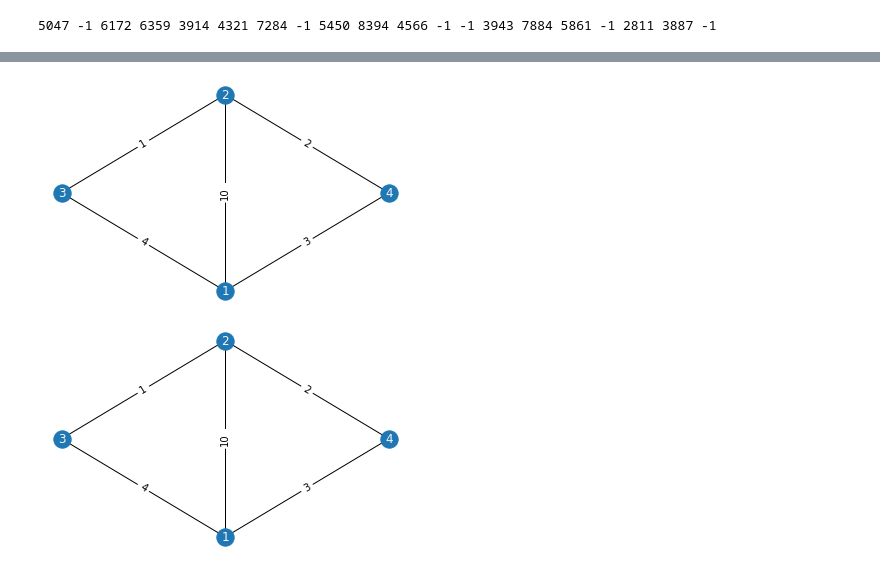
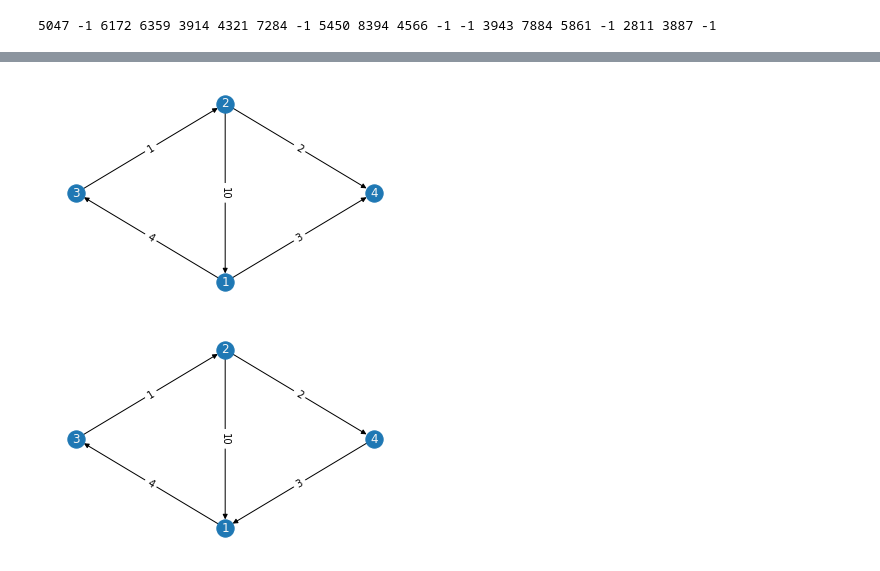
Before and after one commit to denis240997/rosalind_solutions, a Jupyter notebook: Algorithmic Heights. Graphs.ipynb, the cells around one changed output, grey strips where cells are left out. Drawn from its saved outputs; the diff is of its cells as text; code cells hidden in the pictures.

Commit message:
Draw method fixed

```diff
--- a/Algorithmic Heights. Graphs.ipynb
+++ b/Algorithmic Heights. Graphs.ipynb
@@ -271,6 +271,7 @@ class Graph:
         return G
 
     def draw(self, figsize=(5,3), prog='circo'):
+        G = self.get_networkx_repr()
         plt.figure(figsize=figsize)
         pos = nx.nx_pydot.graphviz_layout(G, prog=prog)
         labels = nx.get_edge_attributes(G, 'weight')
@@ -650,27 +641,22 @@ plt.show()
 # %%
 # Hamiltonian Path in DAG
 
 with open('/home/hamit/Downloads/rosalind_test.txt', 'r') as input_file:
     k = int(input_file.readline().strip())
     for _ in range(k):
         assert input_file.readline() == '\n'
         n, m = map(int, input_file.readline().split())
         g = DiGraph()
         [g.add_vertex(i+1) for i in range(n)]
-        G = nx.Graph()
-        G.add_nodes_from(np.arange(n) + 1)
+        # G = nx.Graph()
+        # G.add_nodes_from(np.arange(n) + 1)
         for _ in range(m):
             line = input_file.readline()
             i, j, w = map(int, line.split())
-            g.add_edge((i, j))
-            G.add_edge(i, j, weight=w)
+            g.add_edge((i, j), w)
+            # G.add_edge(i, j, weight=w)
 
-        plt.figure(figsize=(5,3))
-        pos = nx.nx_pydot.graphviz_layout(G, prog='circo')
-        labels = nx.get_edge_attributes(G, 'weight')
-        nx.draw(G, pos=pos, with_labels=True, font_color="whitesmoke")
-        nx.draw_networkx_edge_labels(G, pos=pos, edge_labels=labels)
-        plt.show()
+        g.draw()
 # %% [output]
-[figure, old version]
+[figure, new version]
-[figure, old version]
+[figure, new version]
```
Also changed, not shown: parts of 2 cells of this notebook.
